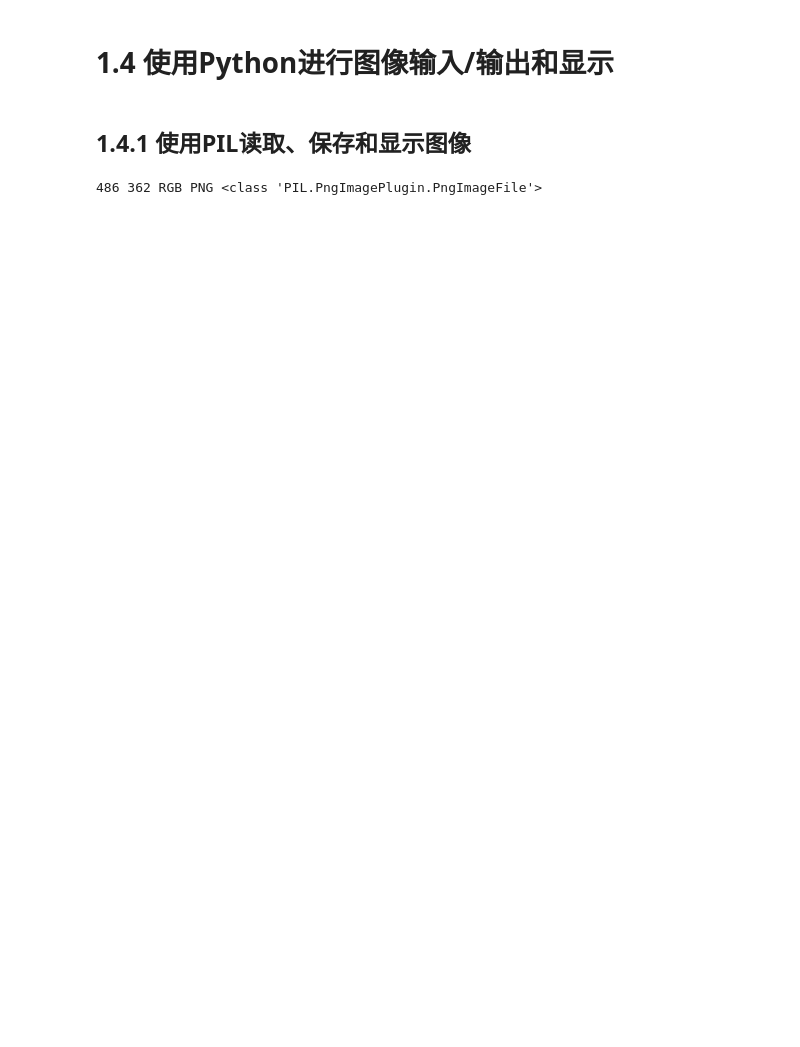
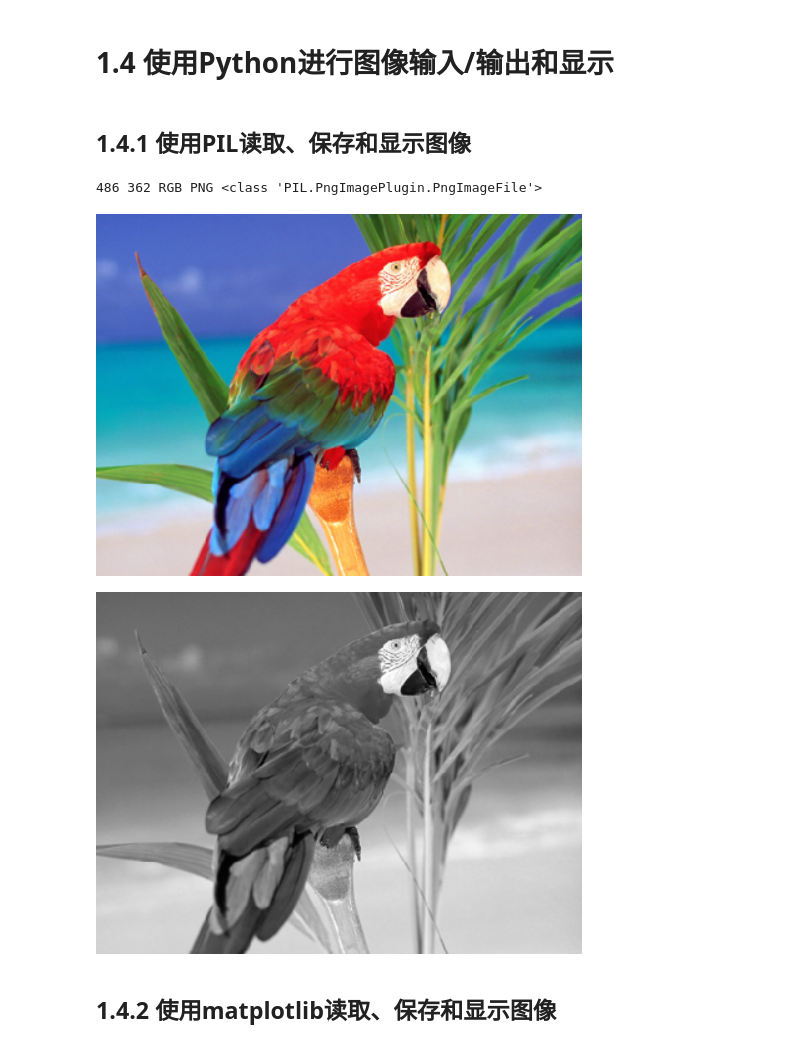
Before and after one commit to FelixHSS/image_processing_study, a Jupyter notebook: Chapter1.ipynb, the cells around one changed output. Cells and saved outputs as stored; diff of their text form; code cells hidden in the pictures; blank space fills up the shorter version.

```diff
--- a/Chapter1.ipynb
+++ b/Chapter1.ipynb
@@ -20,6 +20,13 @@ from scipy import misc
 # %%
 im = Image.open("./images/parrot.png")
 print(im.width, im.height, im.mode, im.format, type(im))
-im.show()
+display(im)
+im_g = im.convert('L')
+im_g.save('./images/parrot_gray.png')
+display(im_g)
 # %% [output]
 486 362 RGB PNG <class 'PIL.PngImagePlugin.PngImageFile'>
+[figure, added]
+[figure, added]
+# %% [markdown]
+## 1.4.2 使用matplotlib读取、保存和显示图像
```
Also changed, not shown: parts of 1 cell of this notebook.
